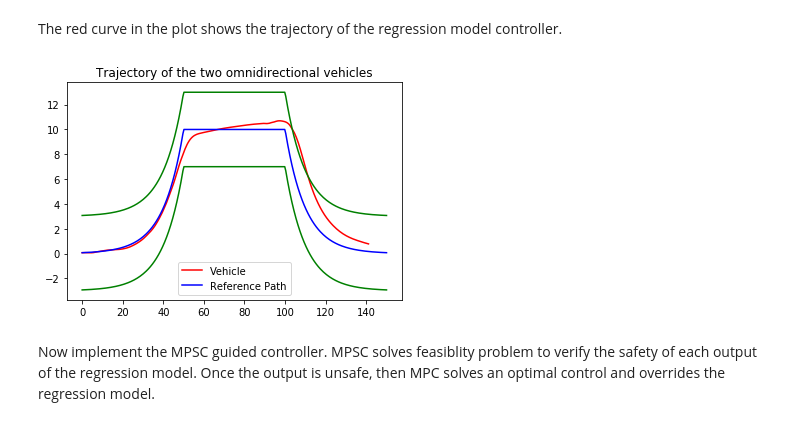
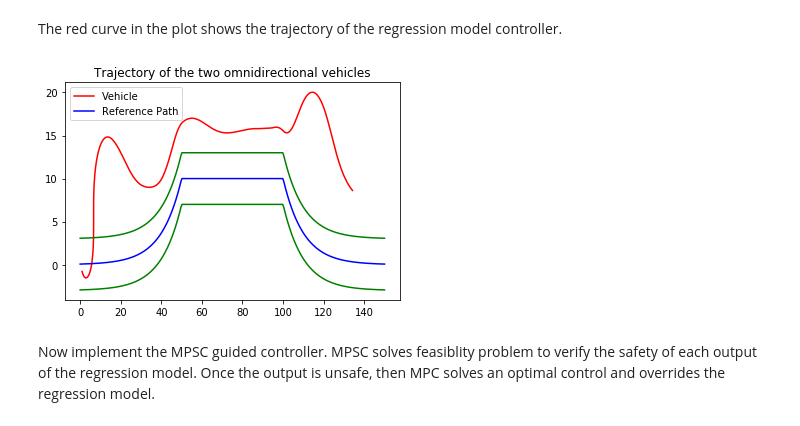
Before and after one commit to zwc662/MPSC_Guided_Imitation_Learning, a Jupyter notebook: ilqr/examples/car.ipynb, the cells around one changed output. Saved outputs shown, nothing was run; the diff lists cells and outputs as text; code cells hidden in the pictures.

```diff
--- a/ilqr/examples/car.ipynb
+++ b/ilqr/examples/car.ipynb
@@ -98,6 +98,12 @@ def nominal(posx):
         return height * np.exp(ts[0] - ts[0]), np.arctan(0)
     elif posx > ts[1]:
         return height * np.exp((ts[1] - posx)/rate), np.arctan(- height * np.exp((ts[1] - posx)/rate))
+
+def barrier_u(posx):
+    return + 1 + posx, + 3 + lane(posx)[0], lane(posx)[1]
+
+def barrier_l(posx):
+    return - 1 + posx, - 3 + lane(posx)[0], lane(posx)[1]
 
 posx_path = np.linspace(0, 150, 300)
 x_path = [[posx_path[i], lane(posx_path[i])[0], 10, lane(posx_path[i])[1]] for i in range(300)]
@@ -150,7 +156,10 @@ for i in range(0, int(N - n) + 1):
         continue
         #pass
     x_path_ = x_path[i: i + n]
-    cost = CarCost(Q = Q, q = q, R = R, r = r, A = A, b = b, q1 = q1, q2 = q2, x_path = x_path_, x_nominal = nominal)
+    cost = CarCost(Q = Q, q = q, R = R, r = r, A = A, b = b, q1 = q1, q2 = q2,\
+                   x_nominal = x_path_,\
+                   x_barrier_u = barrier_u,\
+                   x_barrier_l = barrier_l)
     ilqr = iLQR(dynamics, cost, n - 1)
     xs, us = ilqr.fit(x0, us_init, on_iteration=on_iteration)
 
@@ -317,8 +335,10 @@ First Way Point: [0.0, 0.06737946999085467, 10, 0.006737845034422798]
 Now train a simple regression model to output control given the current coordinate.
 # %%
 n = 30
-agent = NeuralNetwork(input_size = (n + 1) * 4, model_name = 'mlp_H30', batch_size = 500, checkpoint = 'checkpoints/mlp_H30_965.pt')
+agent = NeuralNetwork(input_size = (2 * n + 1) * 4, model_name = 'mlp_H30_bar_', batch_size = 500)#, checkpoint = 'checkpoints/mlp_H30_965.pt')
 
-agent.data_process(paths = ['expert_traj/expert_pts_10058_H30.p', 'expert_traj/expert_pts_15547_H30.p'])
-agent.train(num_epoch = 970)
+#agent.data_process(paths = ['expert_traj/expert_pts_10058_H30.p', 'expert_traj/expert_pts_15547_H30.p'])
+agent.data_process(paths = ['expert_traj/expert_pts_16045_H30_bar.p'])
+
+agent.train(num_epoch = 1000)
 # %% [output]
@@ -346,23 +361,0 @@ KeyboardInterrupt:
-# %%
-
-agent_traj = []
-x0 = [[i for i in x_path[0]]]  # Initial state.
-print(x_path[0])
-# Random initial action path.
-
-N = 300
-n = 30
-for i in range(0, int(N - n) + 1):
-    x_path_ = x_path[i: i + n]
-    x = []
-    for j in x0[0]:
-        x.append(j)
-    for j in x_path_:
-        for k in j:
-            x.append(k)
-
-    u = agent.run([x])
-    agent_traj = agent_traj + [[x[:], u[0]]]
-    x0 = dynamics.f(x[0: 4], u[0], i)
-
-    print(x0)
@@ -387,27 +408,28 @@ for i in range(0, int(N - n) + 1):
 # %% [markdown]
 The red curve in the plot shows the trajectory of the regression model controller.
 # %%
+x_path = [[posx_path[i], lane(posx_path[i])[0], 10, lane(posx_path[i])[1]] for i in range(300)]
 posx = []
 posy = []
 v = []
 theta = []
-for i in agent_traj:
+for i in agent_traj[-1]:
     posx.append(i[0][0])
     posy.append(i[0][1])
     v.append(i[0][2])
     theta.append(i[0][3])
 
 posx_ = np.asarray(x_path)[:, 0]
 posy_ = np.asarray(x_path)[:, 1]
 
 _ = plt.title("Trajectory of the two omnidirectional vehicles")
 _ = plt.plot(posx, posy, "r")
 _ = plt.plot(posx_, posy_, "b")
 _ = plt.plot(posx_, posy_ + 3.0, 'g')
 _ = plt.plot(posx_, posy_ - 3.0, 'g')
 _ = plt.legend(["Vehicle", "Reference Path"])
 # %% [output]
-[figure, old version]
+[figure, new version]
 # %% [markdown]
 Now implement the MPSC guided controller. MPSC solves feasiblity problem to verify the safety of each output of the regression model. Once the output is unsafe, then MPC solves an optimal control and overrides the regression model.
 # %%
```
Also changed, not shown: parts of 8 cells of this notebook, 33 other files.
